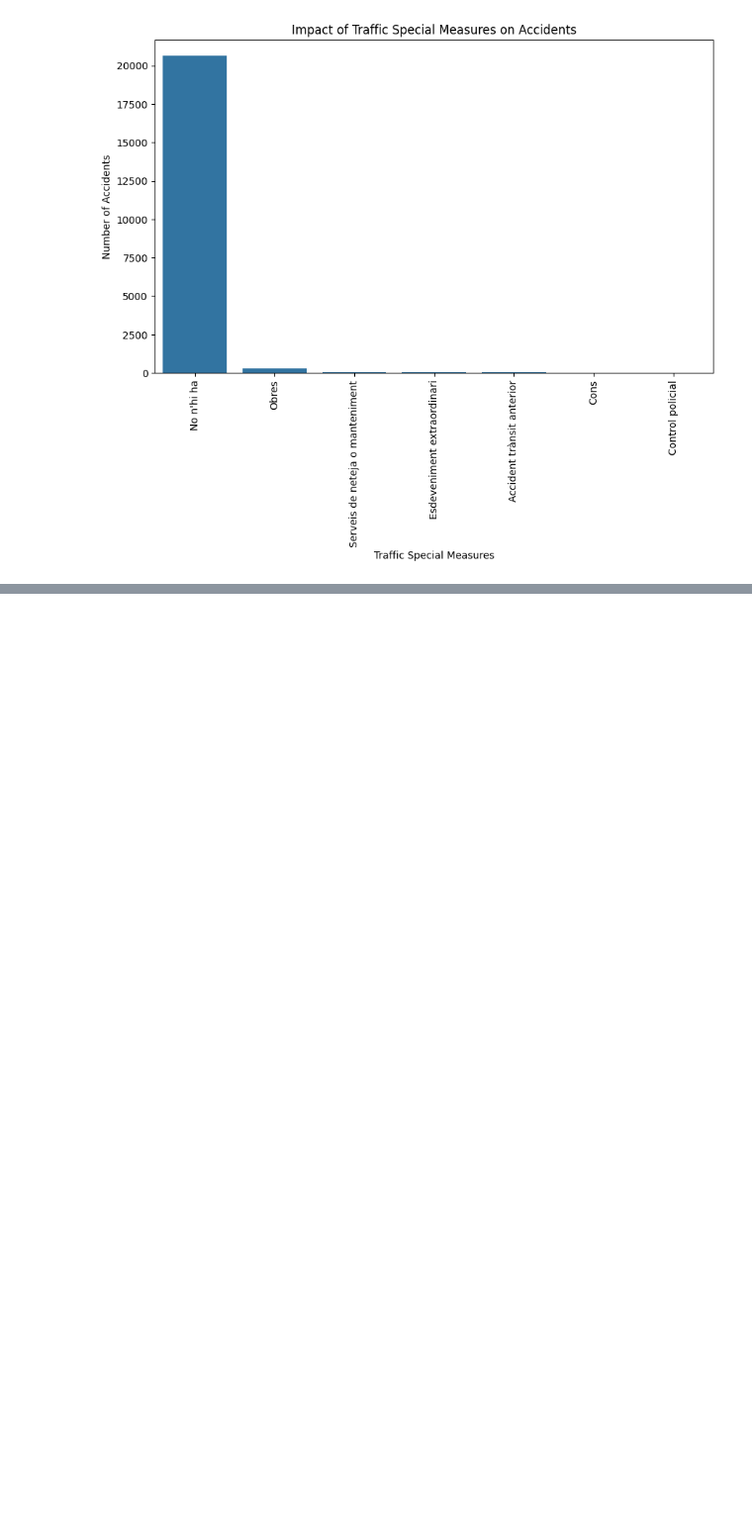
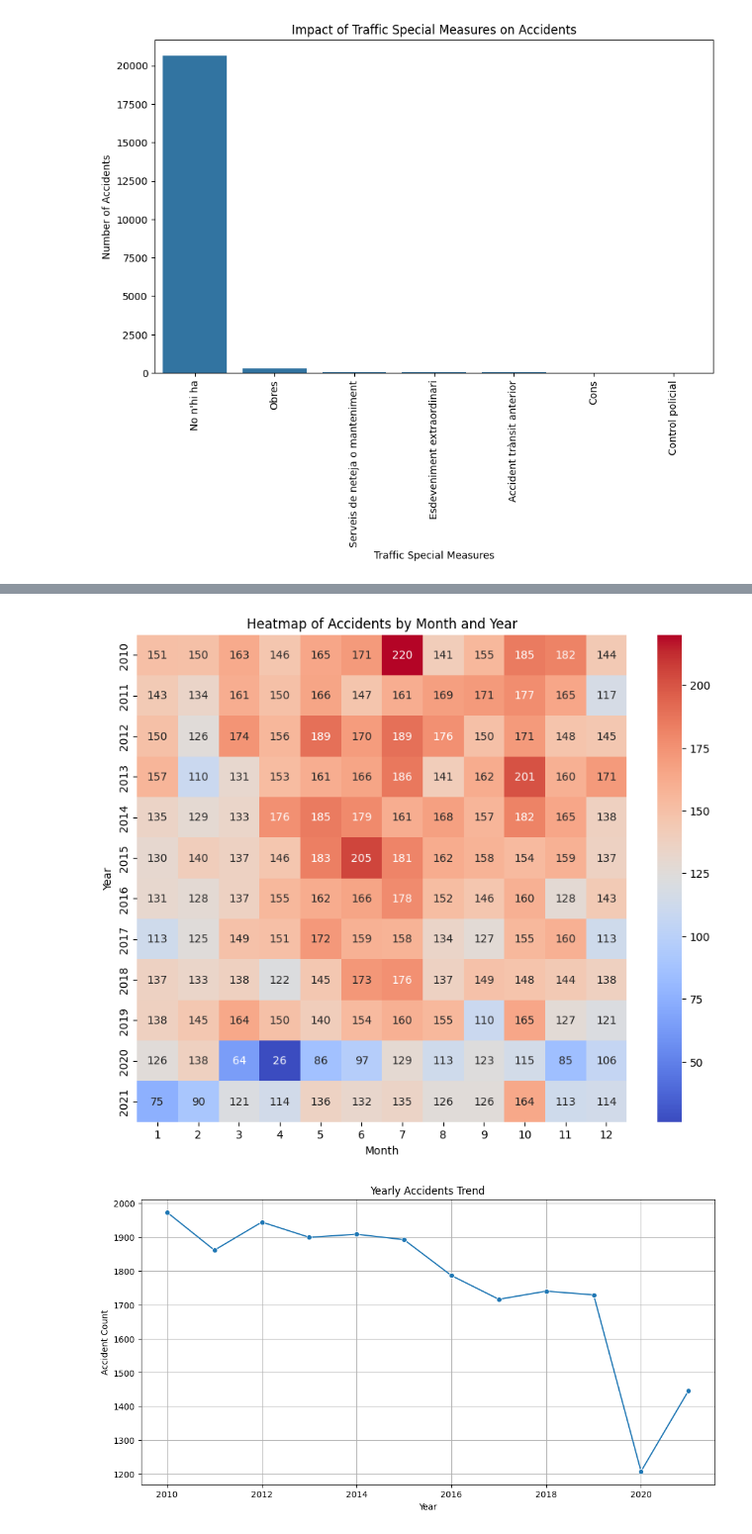
Before and after one commit to Hugo-SEQUIER/ocean-protocol, a Jupyter notebook: Traffic Accidents Cataluña/data-viz.ipynb, the cells around one changed output, grey strips where cells are left out. Shown at 99% size. Cells and saved outputs as stored; diff of their text form; code cells hidden in the pictures; blank space fills up the shorter version.

```diff
--- a/Traffic Accidents Cataluña/data-viz.ipynb
+++ b/Traffic Accidents Cataluña/data-viz.ipynb
@@ -504,0 +553,39 @@ array(['No', 'Si', 'Sense especificar'], dtype=object)
+# %%
+# Pivot data for heatmap
+monthly_accidents = df.groupby(['Year', 'Month']).size().reset_index(name='Accident_Count')
+
+# Pivot data for heatmap
+accidents_pivot = monthly_accidents.pivot(index='Year', columns='Month', values='Accident_Count')
+
+# Plot heatmap
+plt.figure(figsize=(10, 8))
+sns.heatmap(accidents_pivot, annot=True, fmt="d", cmap='coolwarm')
+plt.title('Heatmap of Accidents by Month and Year')
+plt.xlabel('Month')
+plt.ylabel('Year')
+plt.show()
+
+# Plot line graph for accidents over the years
+yearly_accidents = df.groupby('Year').size().reset_index(name='Accident_Count')
+
+plt.figure(figsize=(12, 6))
+sns.lineplot(data=yearly_accidents, x='Year', y='Accident_Count', marker='o')
+plt.title('Yearly Accidents Trend')
+plt.xlabel('Year')
+plt.ylabel('Accident Count')
+plt.grid(True)
+plt.show()
+
+# Plot bar graph for accidents by month (aggregated over all years)
+monthly_totals = df.groupby('Month').size().reset_index(name='Accident_Count')
+
+plt.figure(figsize=(12, 6))
+sns.barplot(data=monthly_totals, x='Month', y='Accident_Count')
+plt.title('Accidents by Month (Aggregated Over All Years)')
+plt.xlabel('Month')
+plt.ylabel('Accident Count')
+plt.grid(True)
+plt.show()
+# %% [output]
+[figure, added]
+[figure, added]
```
Also changed, not shown: parts of 5 cells of this notebook.
